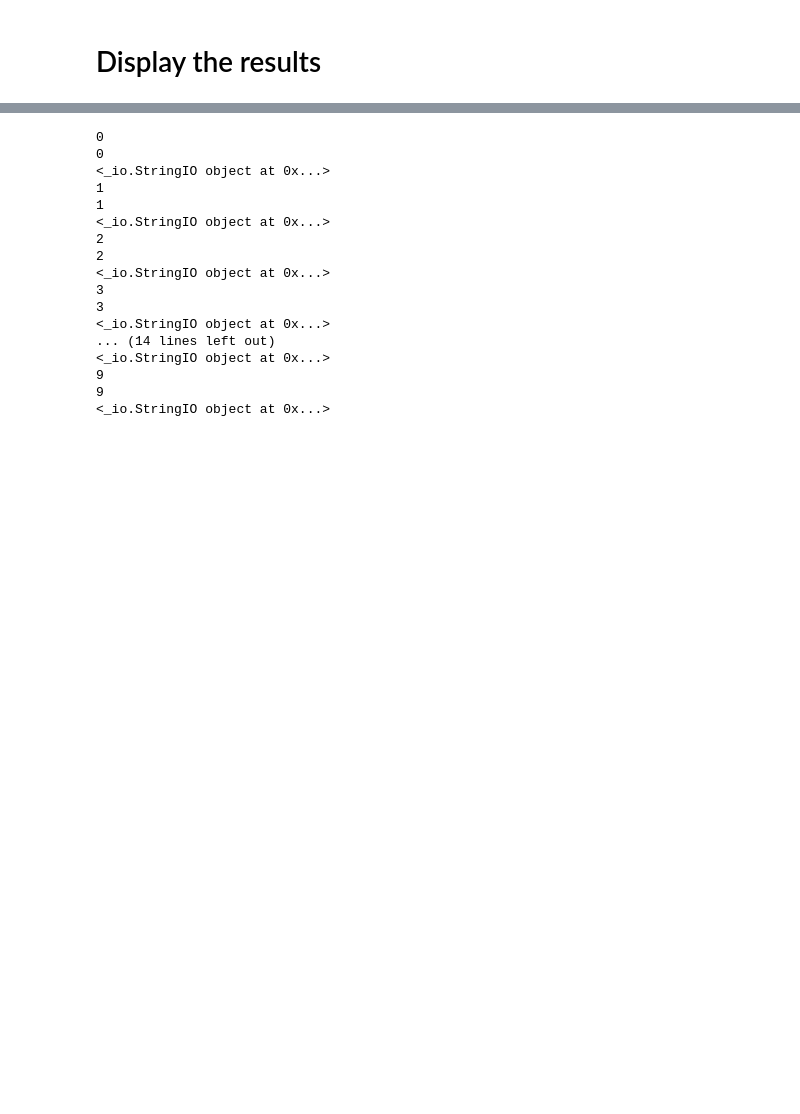
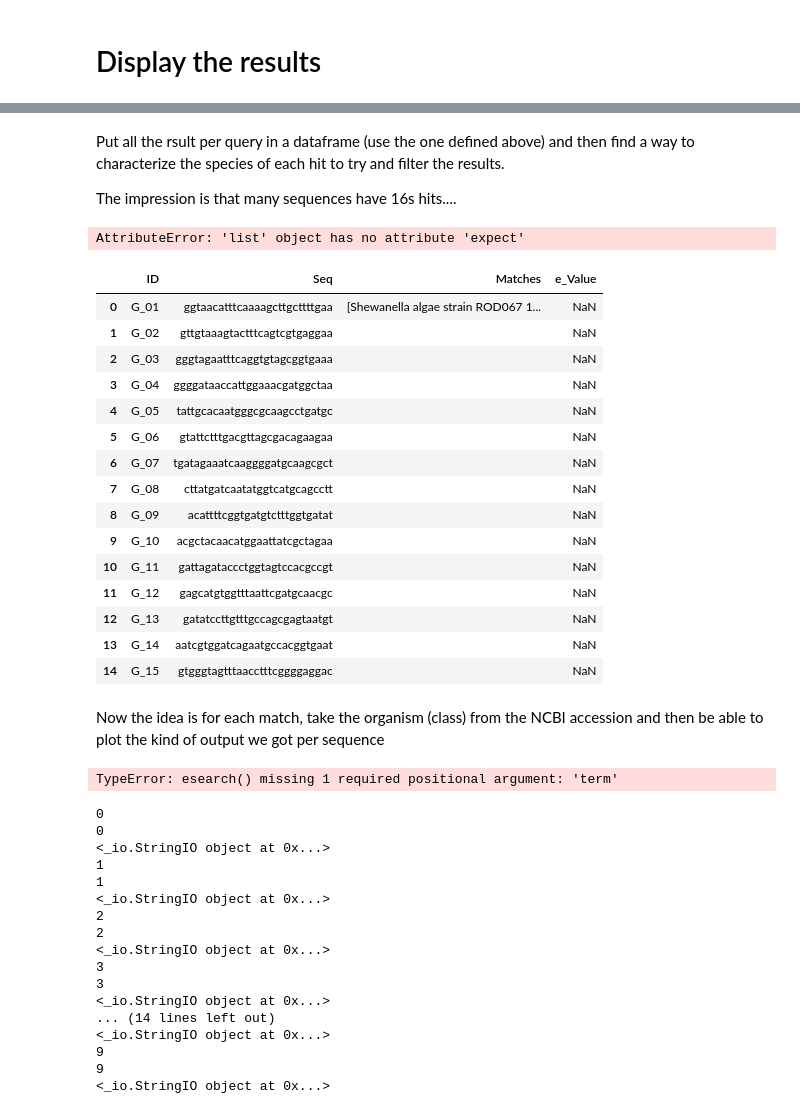
Before and after one commit to NessLfy/iGEM, a Jupyter notebook: Run BLAST.ipynb, the cells around one changed output, grey strips where cells are left out. Cells and saved outputs as stored; diff of their text form; code cells hidden in the pictures; blank space fills up the shorter version.

```diff
--- a/Run BLAST.ipynb
+++ b/Run BLAST.ipynb
@@ -16,5 +18,18 @@ Seq('CCTCACATACCAGATGCGAATTCCCGAG', SingleLetterAlphabet())
+# %%
+def complement(seq):
+    complement = {'A': 'T', 'C': 'G', 'G': 'C', 'T': 'A','a': 't', 'c': 'g', 'g': 'c', 't': 'a'}
+    bases = list(seq)
+    bases = [complement[base] for base in bases]
+    return ''.join(bases)
 # %% [markdown]
 ## Multiple sequences
 # %%
-seq = list(SeqIO.parse('sequences/test/sequences.fa','fasta'))
-seq[0].seq
+sequ = list(SeqIO.parse('sequences/pathogens/First_batch.fa','fasta'))
+sequ[0].seq
+
+seq = []
+
+for i in sequ:
+    seq.append(complement(i.seq))
+
+print(len(sequ))
@@ -20,0 +38,7 @@ seq[0].seq
+# %%
+df = pd.DataFrame()
+
+df['ID'] = [sequ[i].id for i in range(len(seq))]
+df['Seq'] = [seq[i] for i in range(len(seq))]
+
+df.iloc[2]
@@ -71,3 +134,54 @@ TATTCTGTGAATTTGGCCCTAGCT
+# %% [markdown]
+Put all the rsult per query in a dataframe (use the one defined above) and then find a way to characterize the species of each hit to try and filter the results.
+
+The impression is that many sequences have 16s hits....
+# %%
+df["Matches"] = ""
+
+for i in range(15):
+    for record in NCBIXML.parse(open("results/vibrio_16s/corrected_analysis/corrected_"+str(i)+".xml")):
+        align_organism = []
+        e_val = []
+        for align in record.alignments:
+            #print(e_val)
+            align_organism.append(align.hit_def)
+            e_val.append(align.hsps.expect)
+        print(e_val)
+        #df.at[i,"Matches"] = align_organism
+        #df.at[i,"e_Value"] = e_val
+df
+# %% [output]
+AttributeError: 'list' object has no attribute 'expect'
+# %%
+df
+# %% [output]
+|  | ID | Seq | Matches | e_Value |
+| 0 | G_01 | ggtaacatttcaaaagcttgcttttgaa | [Shewanella algae strain ROD067 1... | NaN |
+| 1 | G_02 | gttgtaaagtactttcagtcgtgaggaa |  | NaN |
+| 2 | G_03 | gggtagaatttcaggtgtagcggtgaaa |  | NaN |
+| 3 | G_04 | ggggataaccattggaaacgatggctaa |  | NaN |
+| 4 | G_05 | tattgcacaatgggcgcaagcctgatgc |  | NaN |
+| 5 | G_06 | gtattctttgacgttagcgacagaagaa |  | NaN |
+| 6 | G_07 | tgatagaaatcaaggggatgcaagcgct |  | NaN |
+| 7 | G_08 | cttatgatcaatatggtcatgcagcctt |  | NaN |
+| 8 | G_09 | acattttcggtgatgtctttggtgatat |  | NaN |
+| 9 | G_10 | acgctacaacatggaattatcgctagaa |  | NaN |
+| 10 | G_11 | gattagataccctggtagtccacgccgt |  | NaN |
+| 11 | G_12 | gagcatgtggtttaattcgatgcaacgc |  | NaN |
+| 12 | G_13 | gatatccttgtttgccagcgagtaatgt |  | NaN |
+| 13 | G_14 | aatcgtggatcagaatgccacggtgaat |  | NaN |
+| 14 | G_15 | gtgggtagtttaacctttcggggaggac |  | NaN |
+# %% [markdown]
+Now the idea is for each match, take the organism (class) from the NCBI accession and then be able to plot the kind of output we got per sequence
+# %%
+align_organism
+
+Entrez.email = 'ness.louafi@gmail.com'
+
+handle = Entrez.esearch(db="nt",accession=align_organism[0])
+print(handle)
+# %% [output]
+TypeError: esearch() missing 1 required positional argument: 'term'
 # %%
 help(NCBIWWW.qblast)
 # %%
```
Also changed, not shown: parts of 7 cells of this notebook, 19 other files.
